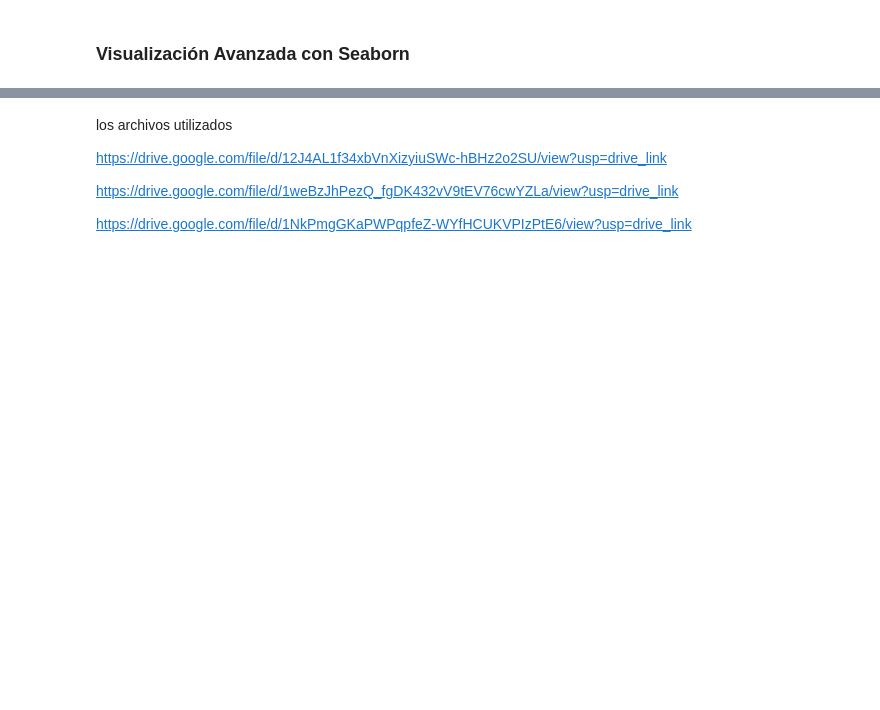
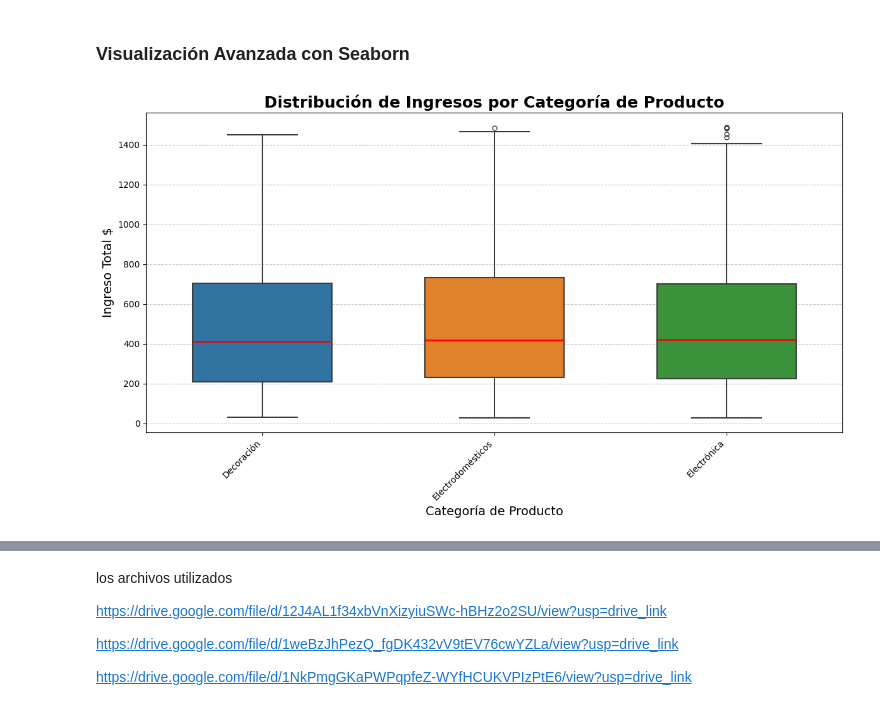
Before and after one commit to dataccounting/Sanvido-Gonzalo-comision-26252-TPI-data-analytics, a Jupyter notebook: Sanvido_Gonzalo_comision_25262_TPI_data_analytics.ipynb, the cells around one changed output, grey strips where cells are left out. Drawn from its saved outputs; the diff is of its cells as text; code cells hidden in the pictures; blank space fills up the shorter version.

```diff
--- a/Sanvido_Gonzalo_comision_25262_TPI_data_analytics.ipynb
+++ b/Sanvido_Gonzalo_comision_25262_TPI_data_analytics.ipynb
@@ -1594,2 +1594,36 @@ plt.show()
 # %% [markdown]
 ### Visualización Avanzada con Seaborn
+# %%
+import seaborn as sns
+import matplotlib.pyplot as plt
+import matplotlib.ticker as ticker # Para formatear los ejes
+
+
+
+plt.figure(figsize=(12, 7)) # Tamaño más grande y panorámico para categorías
+
+# 1. Crear el Boxplot Personalizado
+sns.boxplot(
+    data=ventas_perf,
+    x='categoria',
+    y='ingreso',
+    hue='categoria',     # Elegimos un esquema de color moderno
+    width=0.6,             # Ancho de las cajas
+    fliersize=5,           # Tamaño de los outliers
+    linewidth=1.5,         # Grosor de la línea de la caja
+    medianprops={'color': 'red', 'linewidth': 2} # Resaltar la Mediana en rojo
+)
+
+# 2. Títulos y Etiquetas
+plt.title('Distribución de Ingresos por Categoría de Producto', fontsize=18, fontweight='bold')
+plt.xlabel('Categoría de Producto', fontsize=14)
+plt.ylabel('Ingreso Total $', fontsize=14)
+
+plt.xticks(rotation=45, ha='right')
+
+# 5. Estilo y Layout
+plt.grid(axis='y', linestyle='--', alpha=0.7) # Añadir rejilla solo en Y para mejor lectura de ingresos
+plt.tight_layout() # Asegura que las etiquetas no se corten
+plt.show()
+# %% [output]
+[figure, added]
```
Also changed, not shown: parts of 3 cells of this notebook.
